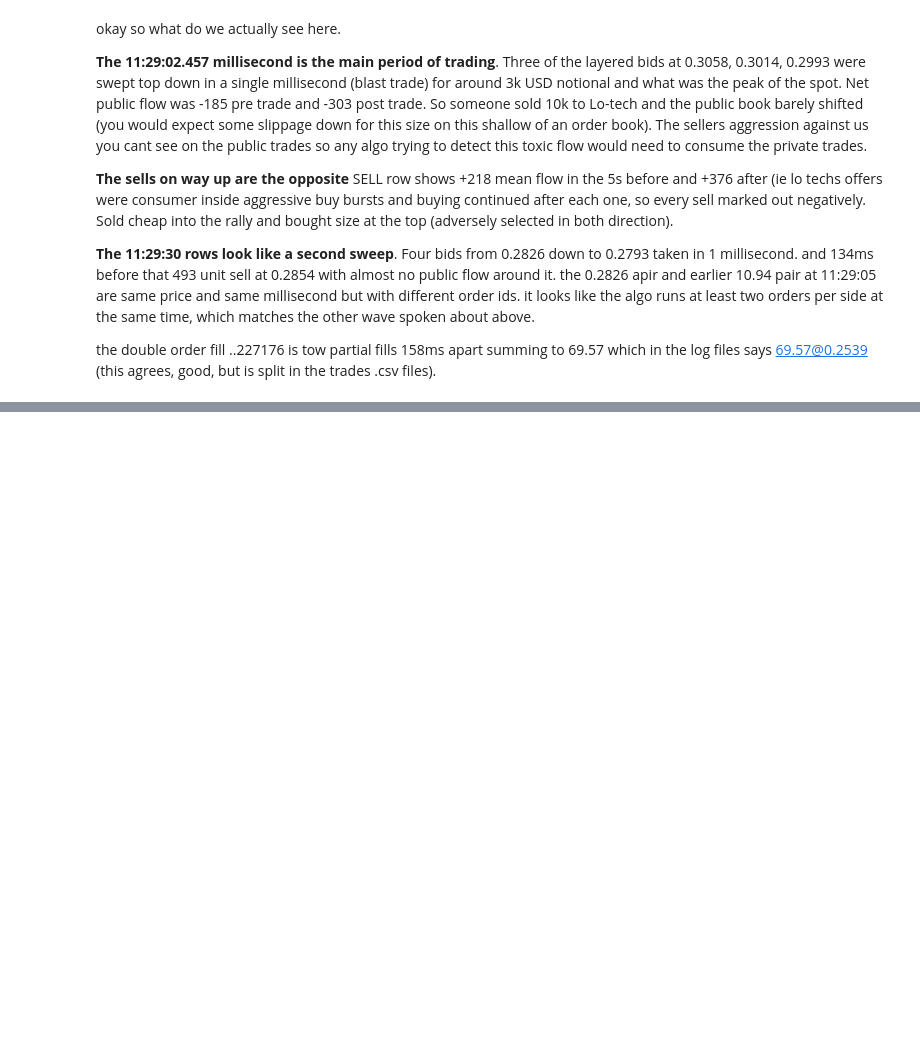
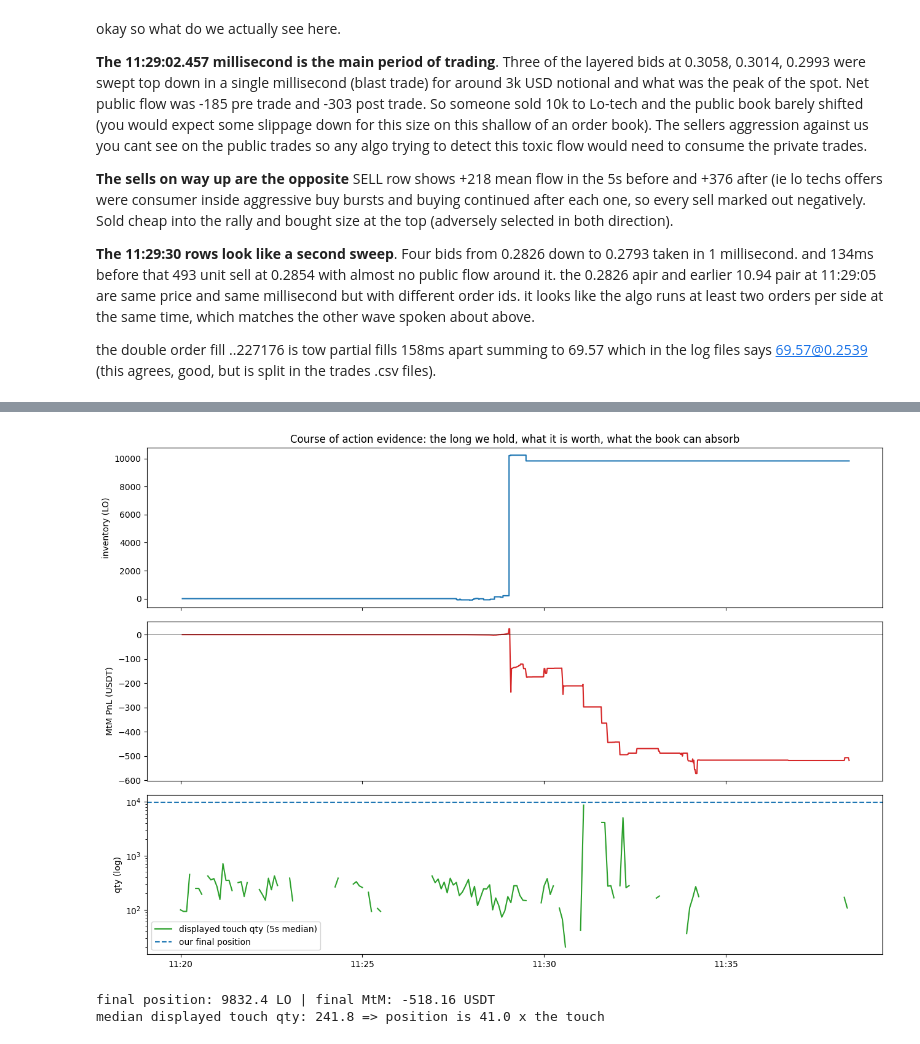
Before and after one commit to FreddieLewin23/FreddieLewin23, a Jupyter notebook: Lotech_data_exercise.ipynb, the cells around one changed output, grey strips where cells are left out. Drawn from its saved outputs; the diff is of its cells as text; code cells hidden in the pictures; blank space fills up the shorter version.

```diff
--- a/Lotech_data_exercise.ipynb
+++ b/Lotech_data_exercise.ipynb
@@ -175,0 +305,32 @@ the double order fill ..227176 is tow partial fills 158ms apart summing to 69.57
+# %%
+p = priv.copy()
+p['signed_qty'] = p.qty.where(p.side == 'BUY', -p.qty)
+p['lo_fee'] = np.where(p.fee_ccy == 'LO', p.fee, 0.0)
+p['usdt_fee'] = np.where(p.fee_ccy == 'USDT', p.fee, 0.0)
+p['inv'] = (p.signed_qty - p.lo_fee).cumsum()
+p['cash'] = (-p.signed_qty * p.price - p.usdt_fee).cumsum()
+mid_s = tob_idx.mid.resample('1s').last().ffill()
+inv_s = p.set_index('timestamp').inv.resample('1s').last().reindex(mid_s.index).ffill().fillna(0)
+cash_s = p.set_index('timestamp').cash.resample('1s').last().reindex(mid_s.index).ffill().fillna(0)
+mtm = cash_s + inv_s * mid_s
+
+fig, (a1, a2, a3) = plt.subplots(3, 1, sharex=True, figsize=(13, 9))
+a1.step(inv_s.index, inv_s.values, where='post', color='tab:blue')
+a1.set_ylabel('inventory (LO)')
+a1.set_title('Course of action evidence: the long we hold, what it is worth, what the book can absorb')
+a2.plot(mtm.index, mtm.values, color='tab:red')
+a2.axhline(0, color='k', lw=0.5)
+a2.set_ylabel('MtM PnL (USDT)')
+touch = (tob.set_index('transaction_ts')[['bid_qty', 'ask_qty']].sum(axis=1)).resample('5s').median()
+a3.plot(touch.index, touch.values, color='tab:green', label='displayed touch qty (5s median)')
+a3.axhline(inv_s.iloc[-1], color='tab:blue', ls='--', label='our final position')
+a3.set_yscale('log'); a3.set_ylabel('qty (log)'); a3.legend()
+a3.xaxis.set_major_formatter(mdates.DateFormatter('%H:%M'))
+plt.tight_layout(); plt.show()
+print('final position:', round(inv_s.iloc[-1], 1), 'LO | final MtM:', round(mtm.iloc[-1], 2), 'USDT')
+print('median displayed touch qty:', round(touch.median(), 1),
+      '=> position is', round(inv_s.iloc[-1] / touch.median(), 0), 'x the touch')
+# %% [output]
+[figure, added]
+final position: 9832.4 LO | final MtM: -518.16 USDT
+median displayed touch qty: 241.8 => position is 41.0 x the touch
```
Also changed, not shown: parts of 8 cells of this notebook.
